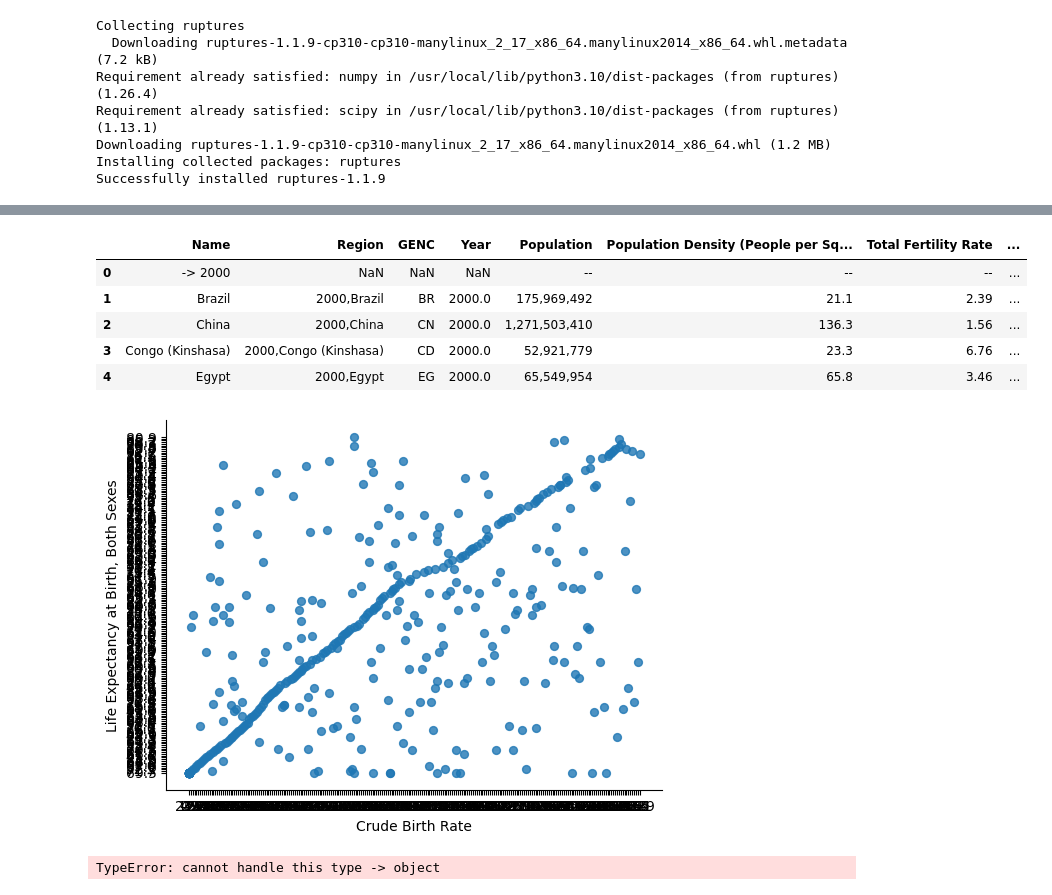
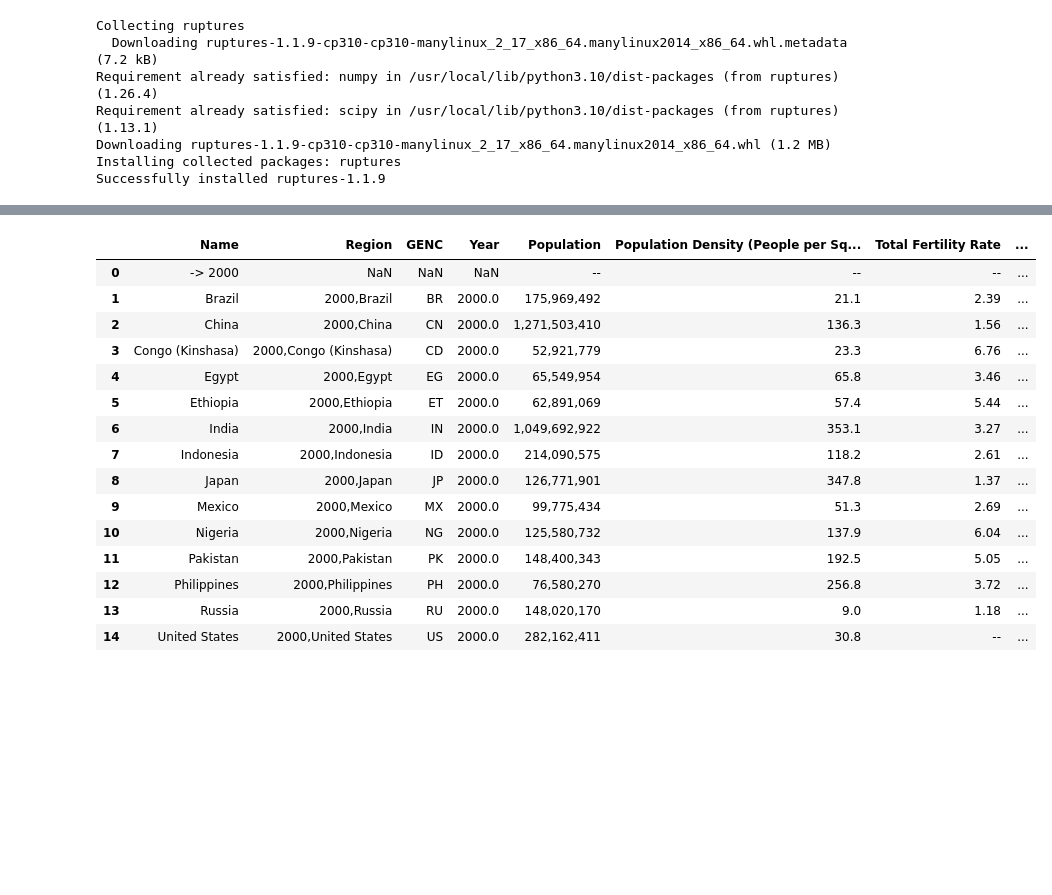
Before and after one commit to SebastianWikt/DS4002-P2, a Jupyter notebook: Scripts/Project_2_running_corr.ipynb, the cells around one changed output, grey strips where cells are left out. Drawn from its saved outputs; the diff is of its cells as text; code cells hidden in the pictures; blank space fills up the shorter version.

```diff
--- a/Scripts/Project_2_running_corr.ipynb
+++ b/Scripts/Project_2_running_corr.ipynb
@@ -52,35 +39,19 @@ fatal: destination path 'DS4002-P2' already exists and is not an empty directory
 # %%
-df.head()
+df.head(15)
 # %% [output]
 |  | Name | Region | GENC | Year | Population | Population Density (People per Sq... | Total Fertility Rate | ... |
 | 0 | -> 2000 | NaN | NaN | NaN | -- | -- | -- | ... |
 | 1 | Brazil | 2000,Brazil | BR | 2000.0 | 175,969,492 | 21.1 | 2.39 | ... |
 | 2 | China | 2000,China | CN | 2000.0 | 1,271,503,410 | 136.3 | 1.56 | ... |
 | 3 | Congo (Kinshasa) | 2000,Congo (Kinshasa) | CD | 2000.0 | 52,921,779 | 23.3 | 6.76 | ... |
 | 4 | Egypt | 2000,Egypt | EG | 2000.0 | 65,549,954 | 65.8 | 3.46 | ... |
+| 5 | Ethiopia | 2000,Ethiopia | ET | 2000.0 | 62,891,069 | 57.4 | 5.44 | ... |
+| 6 | India | 2000,India | IN | 2000.0 | 1,049,692,922 | 353.1 | 3.27 | ... |
+| 7 | Indonesia | 2000,Indonesia | ID | 2000.0 | 214,090,575 | 118.2 | 2.61 | ... |
+| 8 | Japan | 2000,Japan | JP | 2000.0 | 126,771,901 | 347.8 | 1.37 | ... |
+| 9 | Mexico | 2000,Mexico | MX | 2000.0 | 99,775,434 | 51.3 | 2.69 | ... |
+| 10 | Nigeria | 2000,Nigeria | NG | 2000.0 | 125,580,732 | 137.9 | 6.04 | ... |
+| 11 | Pakistan | 2000,Pakistan | PK | 2000.0 | 148,400,343 | 192.5 | 5.05 | ... |
+| 12 | Philippines | 2000,Philippines | PH | 2000.0 | 76,580,270 | 256.8 | 3.72 | ... |
+| 13 | Russia | 2000,Russia | RU | 2000.0 | 148,020,170 | 9.0 | 1.18 | ... |
+| 14 | United States | 2000,United States | US | 2000.0 | 282,162,411 | 30.8 | -- | ... |
-# %%
-# @title Crude Birth Rate vs Life Expectancy at Birth, Both Sexes
-
-from matplotlib import pyplot as plt
-df.plot(kind='scatter', x='Crude Birth Rate', y='Life Expectancy at Birth, Both Sexes', s=32, alpha=.8)
-plt.gca().spines[['top', 'right',]].set_visible(False)
-# %% [output]
-[figure, removed]
-# %%
-# runcorr for crude birth rate and life expectancy over time
-# Create sample time series data
-
-# Calculate rolling window correlation with window size 20
-rolling_corr = df['Crude Birth Rate'].rolling(window=3).corr(df['Life Expectancy at Birth, Both Sexes'])
-
-# Plot rolling correlation
-plt.plot(rolling_corr)
-plt.title('Rolling Window Correlation')
-plt.show()
-
-# Identify change points based on a threshold
-threshold = 0.5
-change_points = np.where(np.abs(np.diff(rolling_corr)) > threshold)[0]
-print("Change points:", change_points)
-# %% [output]
-TypeError: cannot handle this type -> object
```
Also changed, not shown: parts of 11 cells of this notebook.
